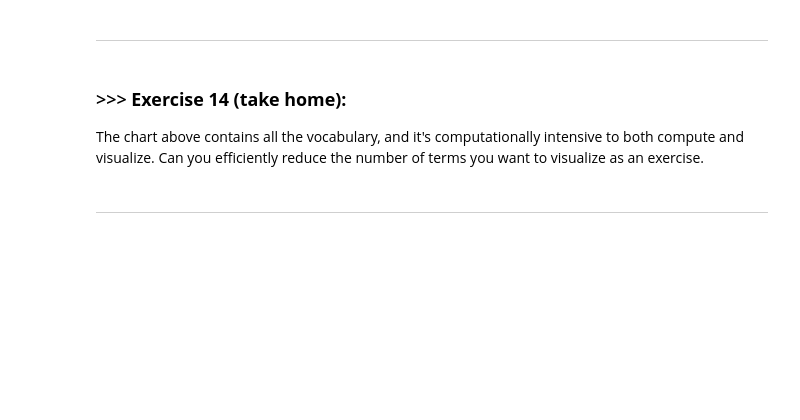
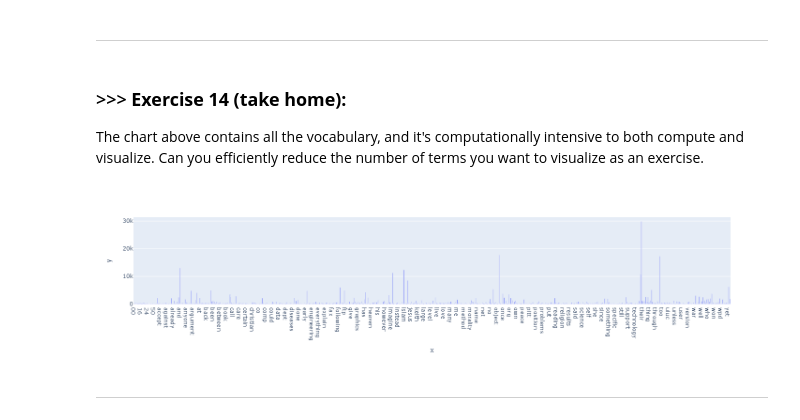
Before and after one commit to TwPanTsu/DM2022-Lab1-Master, a Jupyter notebook: DM2022-Lab1-Master.ipynb, the cells around one changed output. Drawn from its saved outputs; the diff is of its cells as text; code cells hidden in the pictures; blank space fills up the shorter version.

```diff
--- a/DM2022-Lab1-Master.ipynb
+++ b/DM2022-Lab1-Master.ipynb
@@ -1178,3 +1237,18 @@ The chart above contains all the vocabulary, and it's computationally intensive
+# %%
+# Answer here
+Notzero = []
+Notzero2 = []
+for i in range(0,len(term_frequencies)):
+    if term_frequencies[i] >= 100 :
+        new = count_vect.get_feature_names_out()[i]
+        new2 = term_frequencies[i]
+        Notzero.append(new)
+        Notzero2.append(new2)
+fig = px.bar(x = Notzero , y = Notzero2)
+fig.show()
+##draw a new graph with only above 100 and take a better vision.
+# %% [output]
+[figure, added]
 # %% [markdown]
 ---
 # %% [markdown]
```
Also changed, not shown: parts of 20 cells of this notebook.
